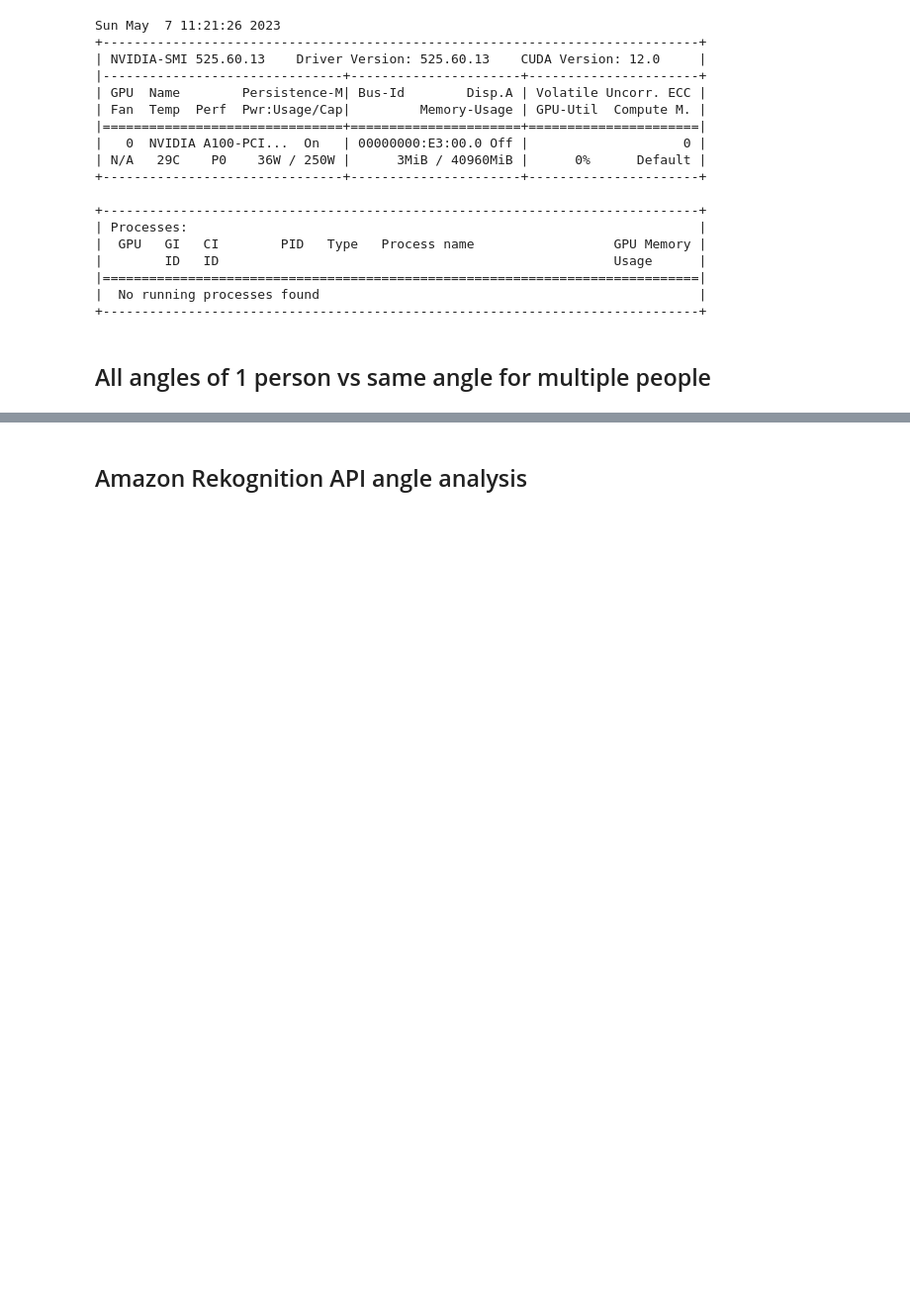
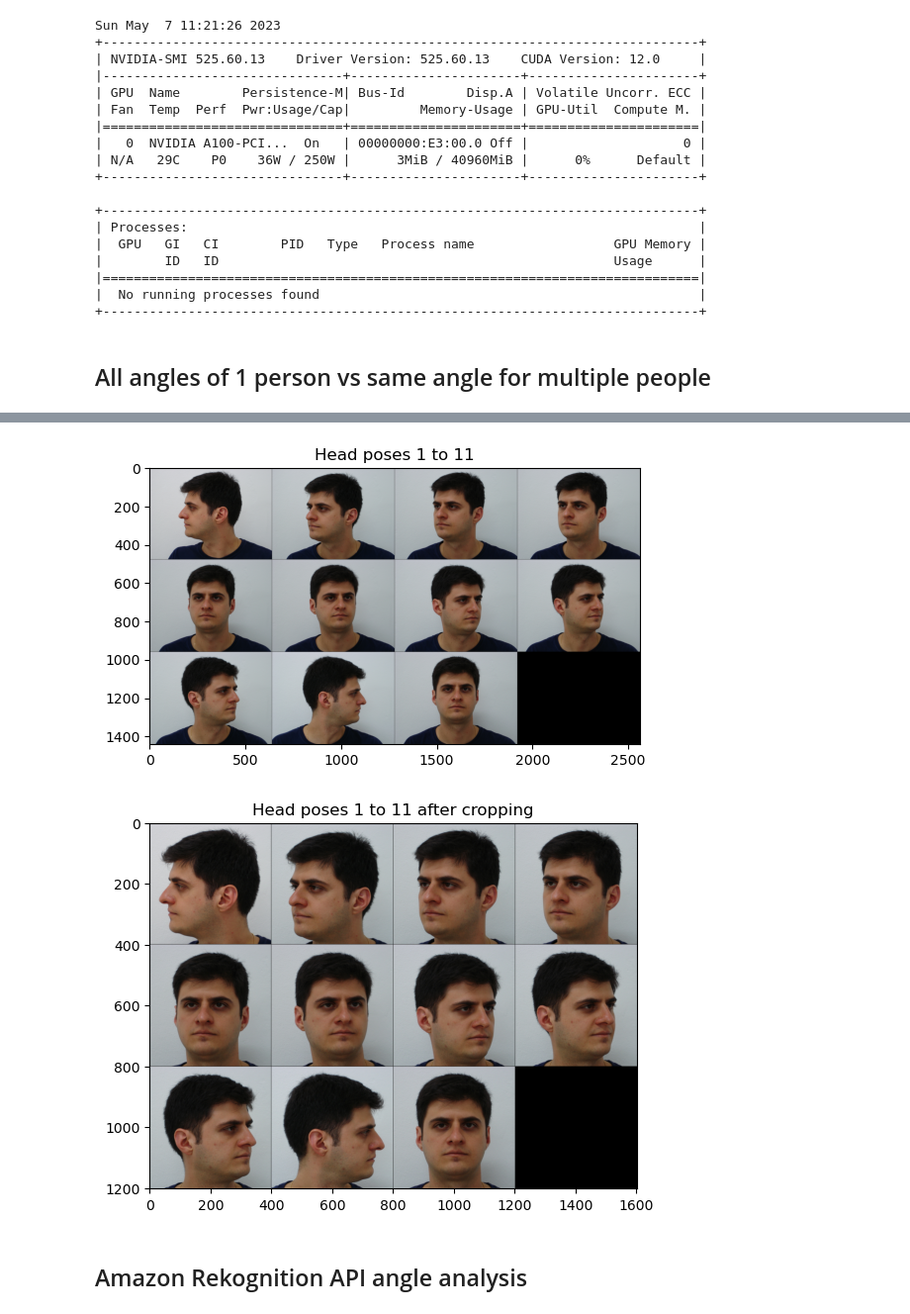
Before and after one commit to ThomasDh-C/viewformer-faces, a Jupyter notebook: notebooks/data_explorer.ipynb, the cells around one changed output, grey strips where cells are left out. Shown: that part at 99% size. Saved outputs shown, nothing was run; the diff lists cells and outputs as text; code cells hidden in the pictures; blank space fills up the shorter version.

```diff
--- a/notebooks/data_explorer.ipynb
+++ b/notebooks/data_explorer.ipynb
@@ -54,12 +54,42 @@ def crop_img(img: np.ndarray):
 # https://towardsdatascience.com/basics-of-gifs-with-pythons-matplotlib-54dd544b6f30
 import imageio
 
-with imageio.get_writer('person1_angles1to11.gif', mode='I') as writer:
+with imageio.get_writer('person1_angles1to11.gif', mode='I', duration=1000) as writer:
+    for filename in jpeg_files_dict[1].values():
+        image = imageio.v2.imread(filename)
+        writer.append_data(image)
+with imageio.get_writer('person1_angles1to11_crop.gif', mode='I', duration=1000) as writer:
     for filename in jpeg_files_dict[1].values():
         image = imageio.v2.imread(filename)
         writer.append_data(crop_img(image))
 # %% [markdown]
 <img src="./person1_angles1to11.gif" width="350px" align="center">
+# %%
+from viewformer.utils.visualization import np_imgrid
+import matplotlib.pyplot as plt
+
+input_batch = []
+for filename in jpeg_files_dict[1].values():
+    image = imageio.v2.imread(filename)
+    input_batch.append(image)
+input_batch = np.array(input_batch)
+plt.imshow(np_imgrid(input_batch/255)[0])
+plt.savefig('person1_angles1to11.png')
+plt.title('Head poses 1 to 11')
+plt.show()
+
+input_batch = []
+for filename in jpeg_files_dict[1].values():
+    image = imageio.v2.imread(filename)
+    input_batch.append(crop_img(image))
+input_batch = np.array(input_batch)
+plt.imshow(np_imgrid(input_batch/255)[0])
+plt.savefig('person1_angles1to11_crop.png')
+plt.title('Head poses 1 to 11 after cropping')
+plt.show()
+# %% [output]
+[figure, added]
+[figure, added]
 # %%
 # Same angle multiple people
 max_angles = 2 # all 11 angles (12) takes a while + lots of space
```
Also changed, not shown: parts of 1 cell of this notebook, 6 other files.
